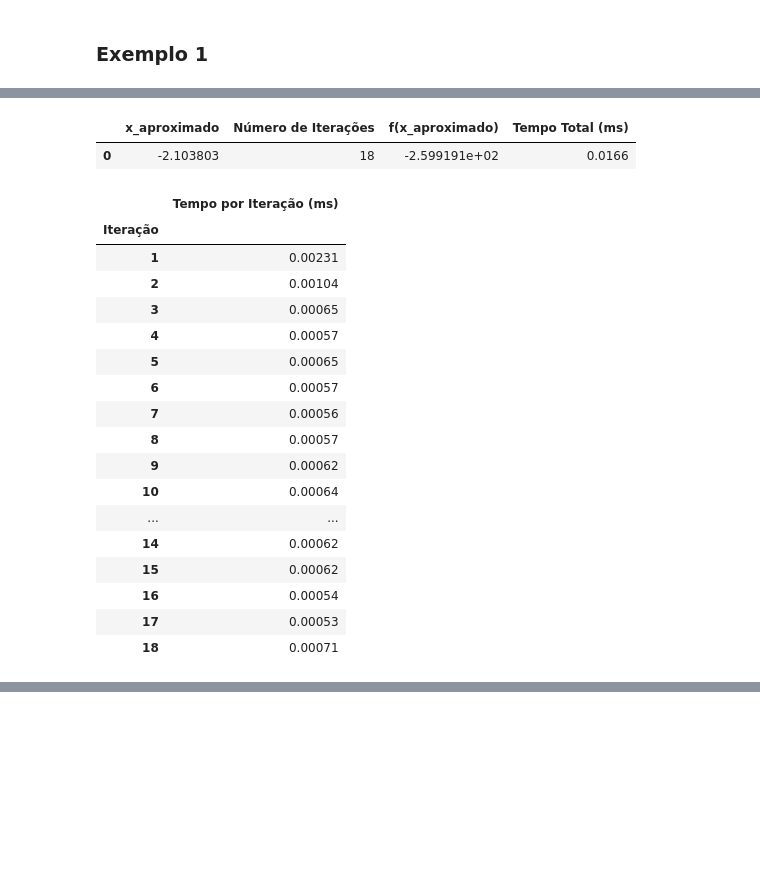
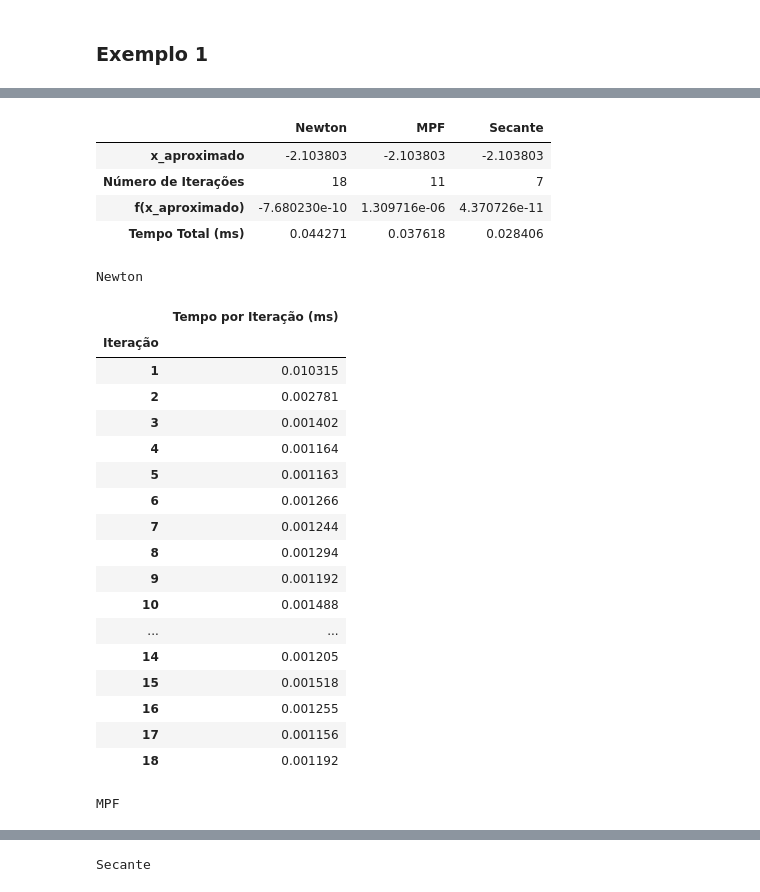
Before and after one commit to marcosnevary/computational-mathematics, a Jupyter notebook: assignments/02_1_real_zeros_of_real_functions.ipynb, the cells around one changed output, grey strips where cells are left out. Cells and saved outputs as stored; diff of their text form; code cells hidden in the pictures; blank space fills up the shorter version.

```diff
--- a/assignments/02_1_real_zeros_of_real_functions.ipynb
+++ b/assignments/02_1_real_zeros_of_real_functions.ipynb
@@ -591,0 +820,13 @@ $$x^3 - 3x + 3 = 0$$
+# %%
+def f(x: float) -> float:
+    return x ** 3 - 3 * x + 3
+
+def phi(x: float) -> float:
+    a = 3 * x - 3
+    if a < 0:
+        return -((-a) ** (1 / 3))
+    return a ** (1 / 3)
+
+
+coefficients = (3, -3, 0, 1)
+n = len(coefficients) - 1
@@ -592,34 +839,50 @@ $$x^3 - 3x + 3 = 0$$
 # %%
-coefficientes = (3, -3, 0, 1)
-n = len(coefficientes) - 1
+newton_result = newton_method_polynomial(coefficients, n, x0, epsilon1, epsilon2, itmax)
+fixed_point_result = fixed_point_method_polynomial(
+    coefficients, n, x0, phi, epsilon1, epsilon2, itmax,
+)
+secant_result = secant_method_polynomial(coefficients, n, -3, -1.5, epsilon1, epsilon2, itmax)
 
-x0 = -0.8
+result = [
+    ('Newton', newton_result, f(newton_result[0])),
+    ('MPF', fixed_point_result, f(fixed_point_result[0])),
+    ('Secante', secant_result, f(secant_result[0])),
+]
 
-epsilon1 = epsilon2 = 10 ** (-6)
+df_results, df_time_0, df_time_1, df_time_2 = create_table_b(result)
+display(df_results)
 
-itmax = 30
+print('Newton')
+display(df_time_0)
 
-result = newton_method_polynomial(coefficientes, n, x0, epsilon1, epsilon2, itmax)
-df_results, df_iterations = create_table_b(result, f(result[0]))
-display(df_results, df_iterations)
+print('MPF')
+display(df_time_1)
+
+print('Secante')
+display(df_time_2)
 # %% [output]
-|  | x_aproximado | Número de Iterações | f(x_aproximado) | Tempo Total (ms) |
-| 0 | -2.103803 | 18 | -2.599191e+02 | 0.0166 |
+|  | Newton | MPF | Secante |
+| x_aproximado | -2.103803 | -2.103803 | -2.103803 |
+| Número de Iterações | 18 | 11 | 7 |
+| f(x_aproximado) | -7.680230e-10 | 1.309716e-06 | 4.370726e-11 |
+| Tempo Total (ms) | 0.044271 | 0.037618 | 0.028406 |
+Newton
 |  | Tempo por Iteração (ms) |
 | Iteração |  |
-| 1 | 0.00231 |
-| 2 | 0.00104 |
-| 3 | 0.00065 |
-| 4 | 0.00057 |
-| 5 | 0.00065 |
-| 6 | 0.00057 |
-| 7 | 0.00056 |
-| 8 | 0.00057 |
-| 9 | 0.00062 |
-| 10 | 0.00064 |
+| 1 | 0.010315 |
+| 2 | 0.002781 |
+| 3 | 0.001402 |
+| 4 | 0.001164 |
+| 5 | 0.001163 |
+| 6 | 0.001266 |
+| 7 | 0.001244 |
+| 8 | 0.001294 |
+| 9 | 0.001192 |
+| 10 | 0.001488 |
 | ... | ... |
-| 14 | 0.00062 |
-| 15 | 0.00062 |
-| 16 | 0.00054 |
-| 17 | 0.00053 |
-| 18 | 0.00071 |
+| 14 | 0.001205 |
+| 15 | 0.001518 |
+| 16 | 0.001255 |
+| 17 | 0.001156 |
+| 18 | 0.001192 |
+MPF
@@ -625,0 +902 @@ display(df_results, df_iterations)
+Secante
```
Also changed, not shown: parts of 37 cells of this notebook, 9 other files.
